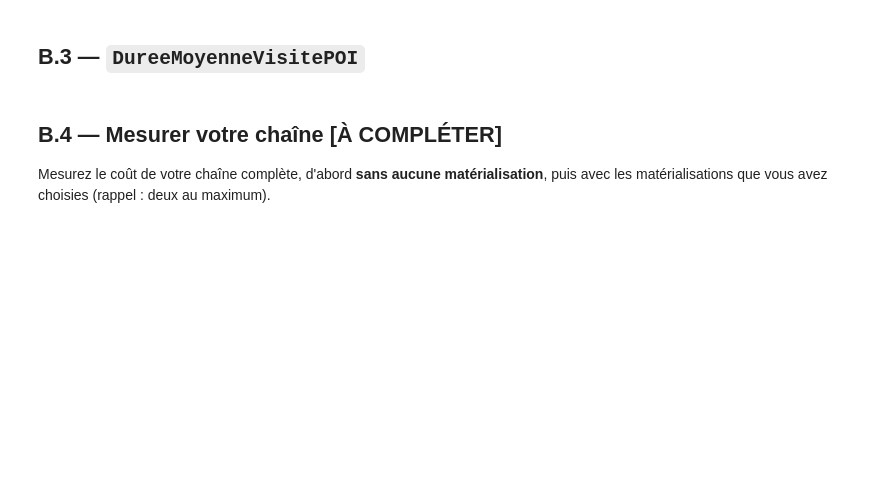
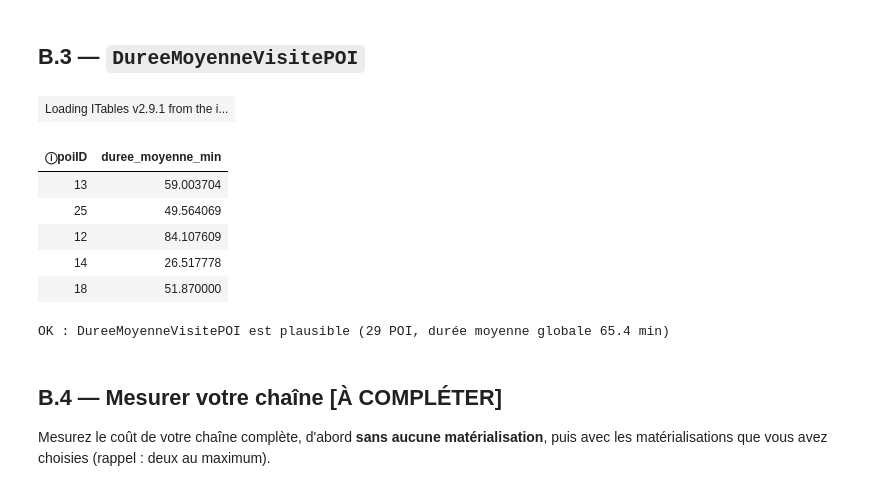
Before and after one commit to cwilson-su/Large-Scale-Data-Analytics-Labs, a Jupyter notebook: LAB1_2026_chaines_de_traitement_ENONCE.ipynb, the cells around one changed output. Cells and saved outputs as stored; diff of their text form; code cells hidden in the pictures; blank space fills up the shorter version.

```diff
--- a/LAB1_2026_chaines_de_traitement_ENONCE.ipynb
+++ b/LAB1_2026_chaines_de_traitement_ENONCE.ipynb
@@ -614,3 +729,53 @@ verifier_transitions()
+# %%
+from pyspark.sql.functions import lag, col, sum, avg, min, max
+from pyspark.sql.window import Window
+
+# Define window for user and sequence, ordered by date
+window_spec_seq = Window.partitionBy("userID", "seqID").orderBy("dateTaken")
+
+# 1. Mark new POI blocks by comparing current POI with previous
+# 'lag' gets the value from the previous row within the window.
+# This helps identify when the poiID changes, marking a new block of visits.
+visits_with_block_marker = user_visits.withColumn(
+    "is_new_poi_block",
+    (col("poiID") != lag("poiID", 1).over(window_spec_seq)).cast("int")
+)
+
+# First event in a sequence starts a new block
+visits_with_block_marker = visits_with_block_marker.na.fill(value=1, subset=["is_new_poi_block"])
+
+# 2. Create unique block ID for consecutive visits to the same POI
+# A cumulative sum of 'is_new_poi_block' assigns a unique ID to each block.
+visits_with_block_id = visits_with_block_marker.withColumn(
+    "poi_block_id",
+    sum("is_new_poi_block").over(window_spec_seq.rowsBetween(Window.unboundedPreceding, 0))
+)
+
+# 3. Get min and max dateTaken for each POI block to calculate duration
+poi_visit_durations = visits_with_block_id.groupBy("poiID", "userID", "seqID", "poi_block_id").agg(
+    (max("dateTaken") - min("dateTaken")).alias("duration_seconds")
+)
+
+# 4. Filter out zero duration visits
+filtered_durations = poi_visit_durations.filter(col("duration_seconds") > 0)
+
+# 5. Calculate average duration per poiID and convert to minutes
+DureeMoyenneVisitePOI = filtered_durations.groupBy("poiID").agg(
+    (avg("duration_seconds") / 60).alias("duree_moyenne_min")
+)
+
+# Create temporary view
+DureeMoyenneVisitePOI.createOrReplaceTempView("DureeMoyenneVisitePOI")
+
+display(DureeMoyenneVisitePOI, 5)
+# %% [output]
+| Loading ITables v2.9.1 from the i... |
+| ⓘpoiID | duree_moyenne_min |
+| 13 | 59.003704 |
+| 25 | 49.564069 |
+| 12 | 84.107609 |
+| 14 | 26.517778 |
+| 18 | 51.870000 |
 # %%
 def verifier_duree(nom="DureeMoyenneVisitePOI"):
     try:
@@ -630,7 +795,8 @@ def verifier_duree(nom="DureeMoyenneVisitePOI"):
     if df.groupBy(cid).count().where("count > 1").count() > 0:
         print("KO : un POI apparaît plusieurs fois")
         ok = False
-    inconnus = df.join(spark.table("POI"), col(cid) == col("poiID"), "left_anti").count()
+    # Fix: Explicitly qualify the poiID columns in the join condition
+    inconnus = df.join(spark.table("POI"), df[cid] == spark.table("POI").poiID, "left_anti").count()
     if inconnus > 0:
         print("KO : %d identifiants ne correspondent à aucun POI" % inconnus)
         ok = False
@@ -639,6 +805,8 @@ def verifier_duree(nom="DureeMoyenneVisitePOI"):
               % (df.count(), df.agg(avg(cdur)).first()[0]))
 
 verifier_duree()
+# %% [output]
+OK : DureeMoyenneVisitePOI est plausible (29 POI, durée moyenne globale 65.4 min)
 # %% [markdown]
 ## B.4 — Mesurer votre chaîne  **[À COMPLÉTER]**
 
```
Also changed, not shown: parts of 18 cells of this notebook.
